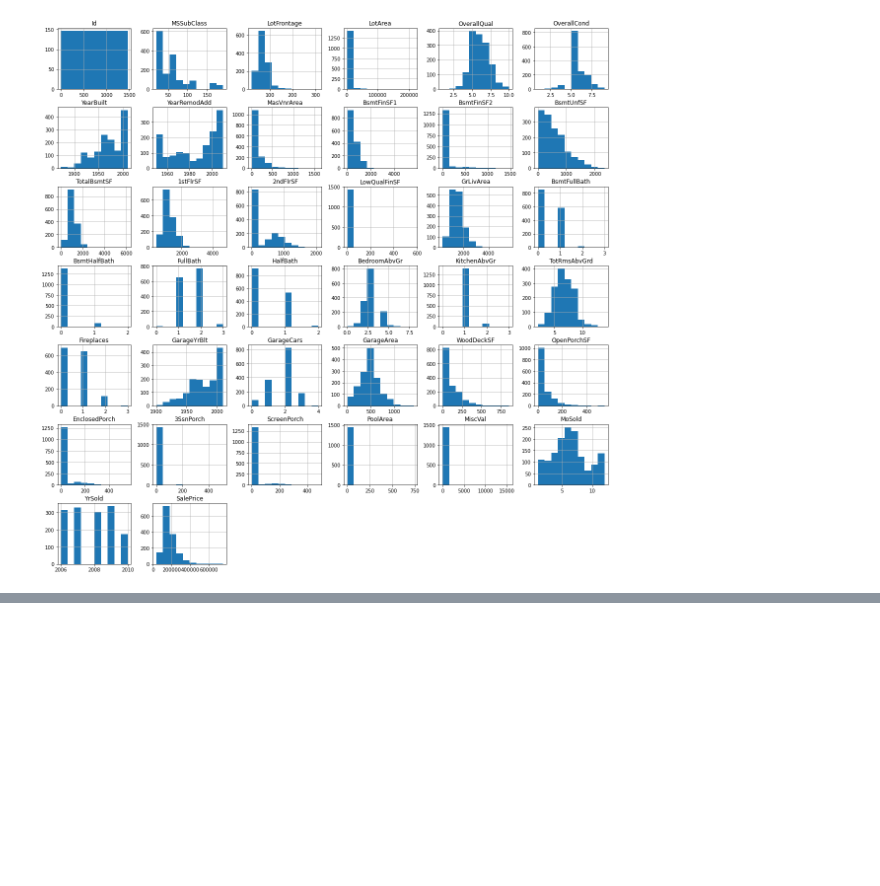
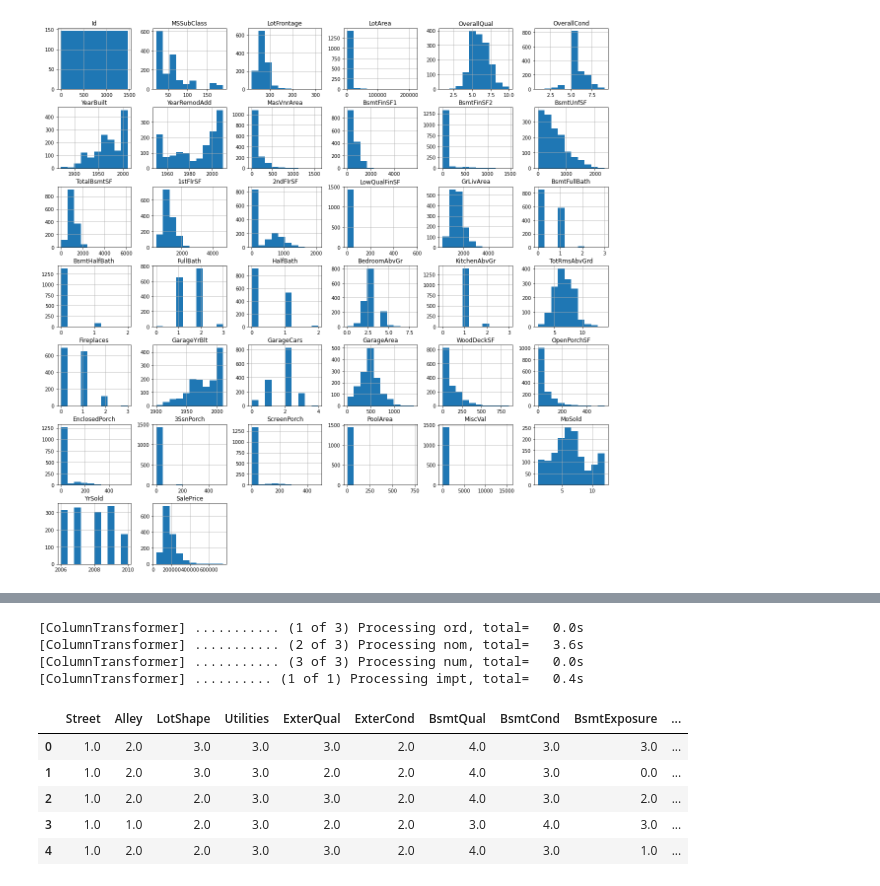
Before and after one commit to Vinicius-Luiz/machine_learning_regression_house_prices, a Jupyter notebook: house-prices-vlsf2.ipynb, the cells around one changed output, grey strips where cells are left out. Cells and saved outputs as stored; diff of their text form; code cells hidden in the pictures; blank space fills up the shorter version.

```diff
--- a/house-prices-vlsf2.ipynb
+++ b/house-prices-vlsf2.ipynb
@@ -251,0 +290,37 @@ df.hist(figsize = (20, 20));
+# %%
+ordinal_transformer   = Pipeline(steps = [('ord', OrdinalEncoder(categories = ordinal_columns_categories, handle_unknown = 'use_encoded_value', unknown_value  = np.nan))])
+nominal_transformer   = Pipeline(steps = [('glmm', GLMMEncoder())])
+numerical_transformer = Pipeline(steps = [('minmax', MinMaxScaler())])
+imputer_transformer   = Pipeline(steps = [('imputer', KNNImputer(n_neighbors = 1))])
+# %%
+transformer = ColumnTransformer(transformers = [
+      ('ord', ordinal_transformer, ordinal_columns)
+    , ('nom', nominal_transformer, nominal_columns)
+    , ('num', numerical_transformer, numerical_columns)
+], verbose = True, remainder =  'passthrough')
+
+imputer = ColumnTransformer(transformers = [
+    ('impt', imputer_transformer, list(range(len(ordinal_columns + numerical_columns + nominal_columns))) )
+], verbose = True)
+# %%
+preprocessor = Pipeline(
+    steps = [('transformer', transformer), ('imputer', imputer)]
+)
+# %%
+X_train = preprocessor.fit_transform(X_train, y_train)
+X_test  = preprocessor.transform(X_test)
+# %% [output]
+[ColumnTransformer] ........... (1 of 3) Processing ord, total=   0.0s
+[ColumnTransformer] ........... (2 of 3) Processing nom, total=   3.6s
+[ColumnTransformer] ........... (3 of 3) Processing num, total=   0.0s
+[ColumnTransformer] .......... (1 of 1) Processing impt, total=   0.4s
+# %%
+X_train = pd.DataFrame(X_train, columns = ordinal_columns + nominal_columns + numerical_columns)
+X_train.head()
+# %% [output]
+|  | Street | Alley | LotShape | Utilities | ExterQual | ExterCond | BsmtQual | BsmtCond | BsmtExposure | ... |
+| 0 | 1.0 | 2.0 | 3.0 | 3.0 | 3.0 | 2.0 | 4.0 | 3.0 | 3.0 | ... |
+| 1 | 1.0 | 2.0 | 3.0 | 3.0 | 2.0 | 2.0 | 4.0 | 3.0 | 0.0 | ... |
+| 2 | 1.0 | 2.0 | 2.0 | 3.0 | 3.0 | 2.0 | 4.0 | 3.0 | 2.0 | ... |
+| 3 | 1.0 | 1.0 | 2.0 | 3.0 | 2.0 | 2.0 | 3.0 | 4.0 | 3.0 | ... |
+| 4 | 1.0 | 2.0 | 2.0 | 3.0 | 3.0 | 2.0 | 4.0 | 3.0 | 1.0 | ... |
```
Also changed, not shown: parts of 10 cells of this notebook.
